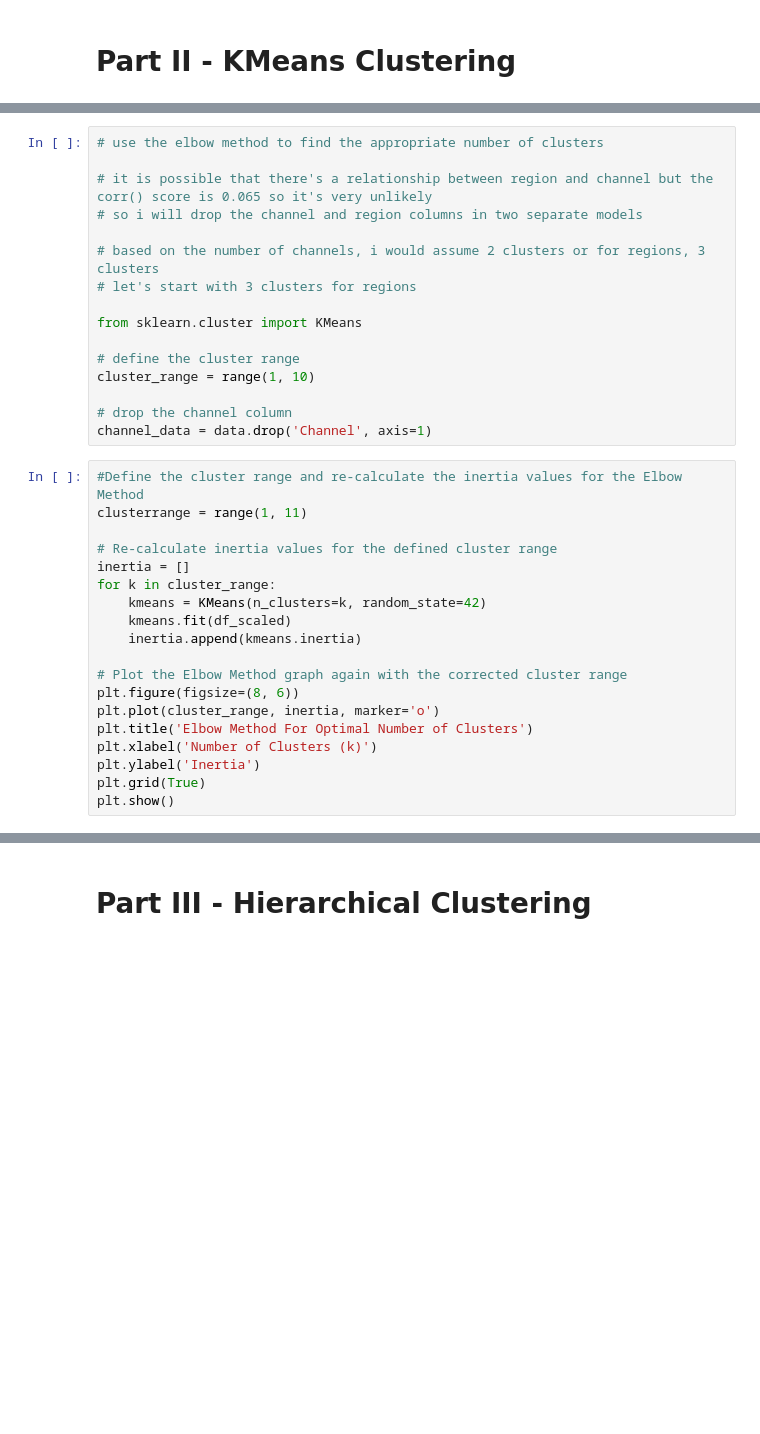
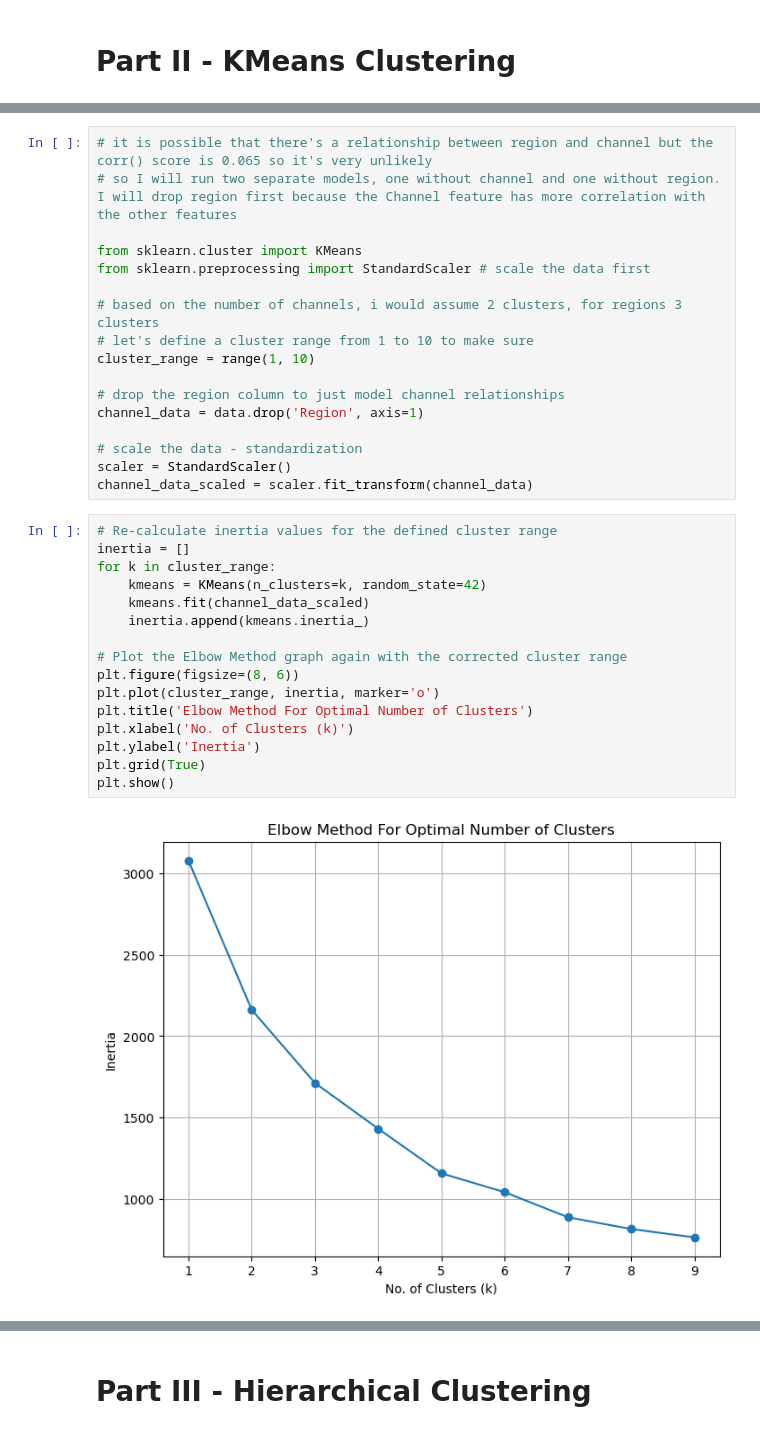
Before and after one commit to tjjdoherty/ml-project-unsupervised-learning, a Jupyter notebook: Unsupervised Learning - Project.ipynb, the cells around one changed output, grey strips where cells are left out. Drawn from its saved outputs; the diff is of its cells as text; blank space fills up the shorter version.

```diff
--- a/Unsupervised Learning - Project.ipynb
+++ b/Unsupervised Learning - Project.ipynb
@@ -190,35 +241,35 @@ The objective of the analysis is to group similar products together into cluster
 # %%
-# use the elbow method to find the appropriate number of clusters
-
 # it is possible that there's a relationship between region and channel but the corr() score is 0.065 so it's very unlikely
-# so i will drop the channel and region columns in two separate models
-
-# based on the number of channels, i would assume 2 clusters or for regions, 3 clusters
-# let's start with 3 clusters for regions
+# so I will run two separate models, one without channel and one without region. I will drop region first because the Channel feature has more correlation with the other features
 
 from sklearn.cluster import KMeans
+from sklearn.preprocessing import StandardScaler # scale the data first
 
-# define the cluster range
+# based on the number of channels, i would assume 2 clusters, for regions 3 clusters
+# let's define a cluster range from 1 to 10 to make sure
 cluster_range = range(1, 10)
 
-# drop the channel column
-channel_data = data.drop('Channel', axis=1)
+# drop the region column to just model channel relationships
+channel_data = data.drop('Region', axis=1)
+
+# scale the data - standardization
+scaler = StandardScaler()
+channel_data_scaled = scaler.fit_transform(channel_data)
 # %%
-#Define the cluster range and re-calculate the inertia values for the Elbow Method
-clusterrange = range(1, 11)
-
 # Re-calculate inertia values for the defined cluster range
 inertia = []
 for k in cluster_range:
     kmeans = KMeans(n_clusters=k, random_state=42)
-    kmeans.fit(df_scaled)
-    inertia.append(kmeans.inertia)
+    kmeans.fit(channel_data_scaled)
+    inertia.append(kmeans.inertia_)
 
 # Plot the Elbow Method graph again with the corrected cluster range
 plt.figure(figsize=(8, 6))
 plt.plot(cluster_range, inertia, marker='o')
 plt.title('Elbow Method For Optimal Number of Clusters')
-plt.xlabel('Number of Clusters (k)')
+plt.xlabel('No. of Clusters (k)')
 plt.ylabel('Inertia')
 plt.grid(True)
 plt.show()
+# %% [output]
+[figure, added]
```
Also changed, not shown: parts of 27 cells of this notebook.
